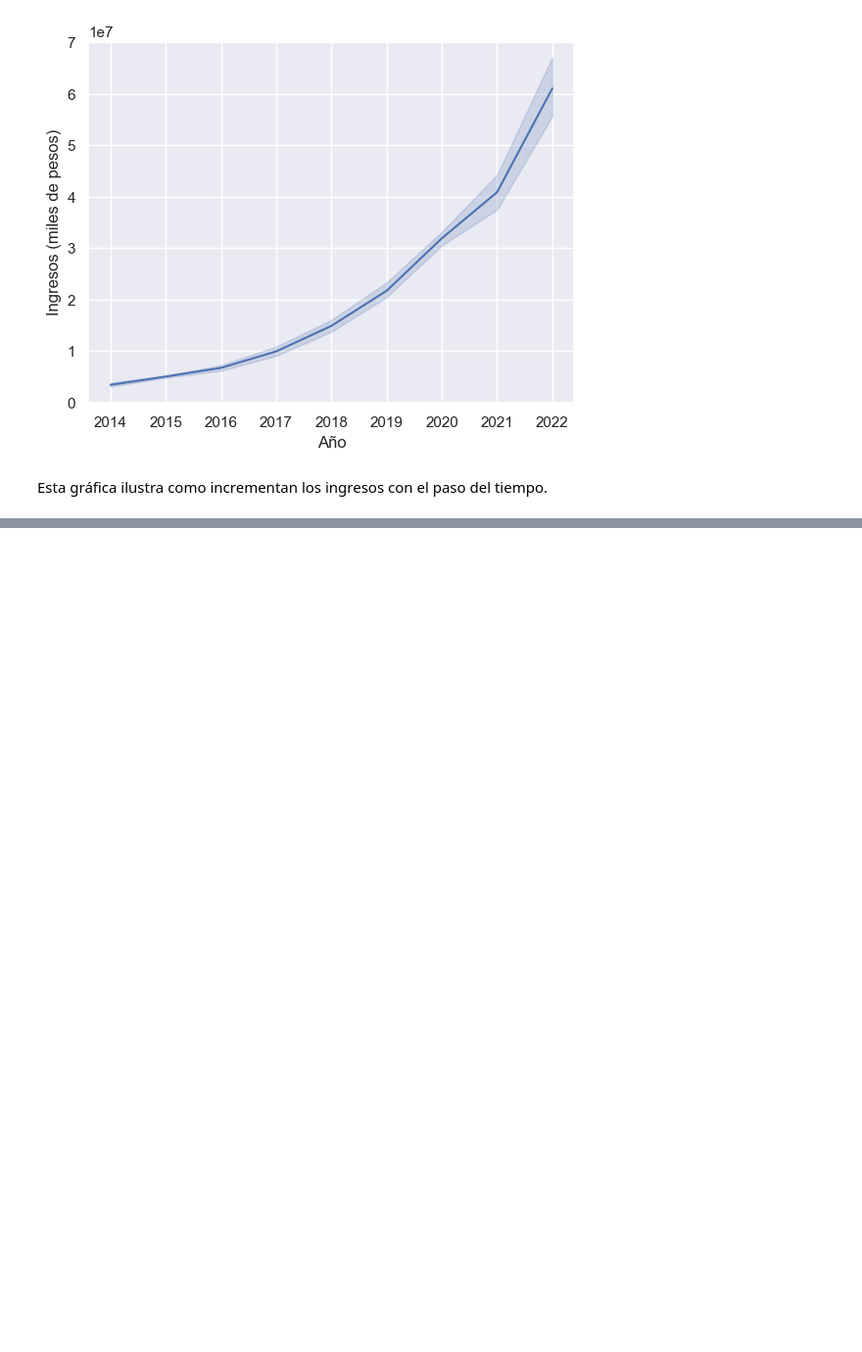
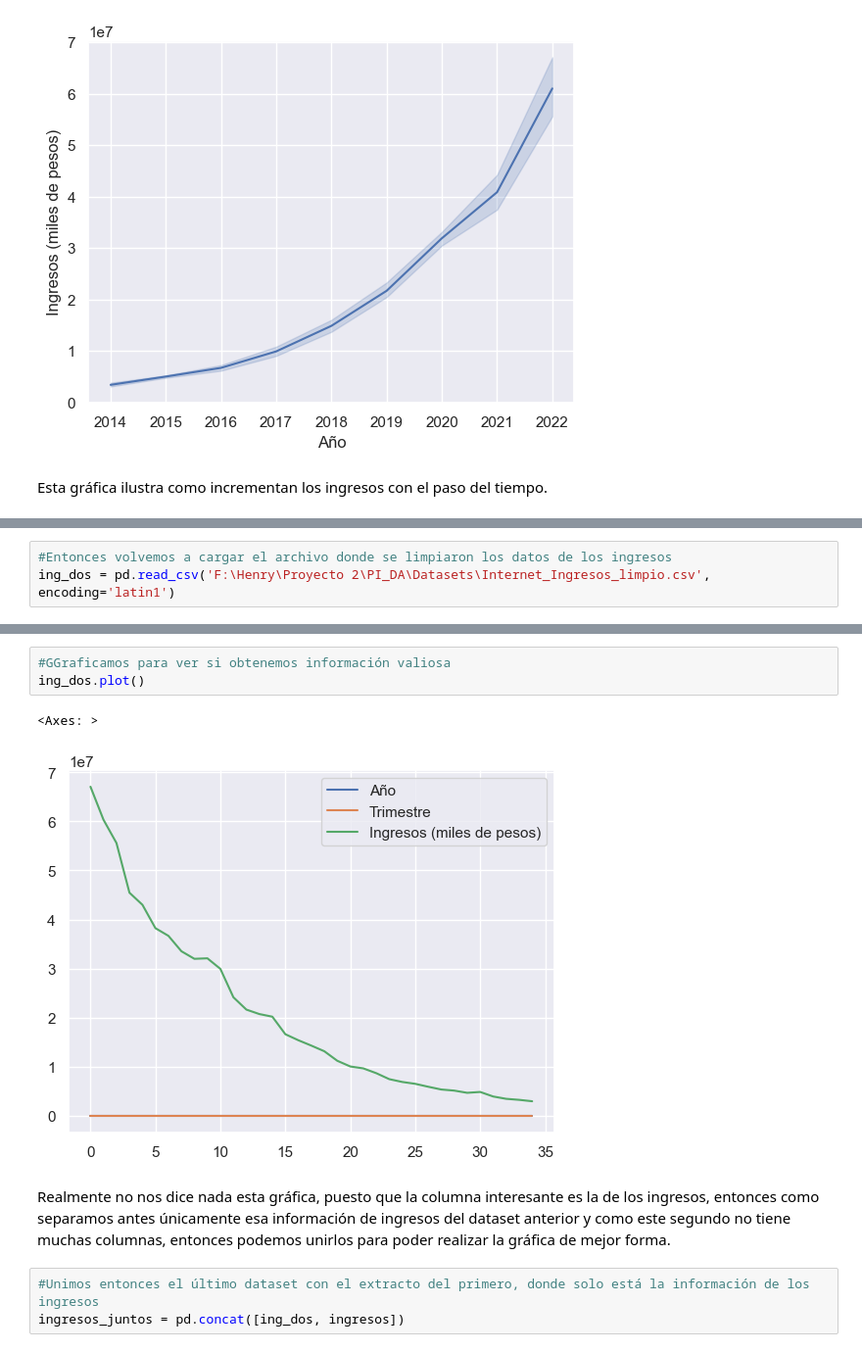
Before and after one commit to AJusto14/PI_DataAnalysis_AAJG, a Jupyter notebook: eda_adicional.ipynb, the cells around one changed output, grey strips where cells are left out. Shown at 98% size. Cells and saved outputs as stored; diff of their text form; blank space fills up the shorter version.

```diff
--- a/eda_adicional.ipynb
+++ b/eda_adicional.ipynb
@@ -161,0 +229,3 @@ Esta gráfica ilustra como incrementan los ingresos con el paso del tiempo.
+# %%
+#Entonces volvemos a cargar el archivo donde se limpiaron los datos de los ingresos
+ing_dos = pd.read_csv('F:\Henry\Proyecto 2\PI_DA\Datasets\Internet_Ingresos_limpio.csv', encoding='latin1')
@@ -161,0 +255,11 @@ Esta gráfica ilustra como incrementan los ingresos con el paso del tiempo.
+# %%
+#GGraficamos para ver si obtenemos información valiosa
+ing_dos.plot()
+# %% [output]
+<Axes: >
+[figure, added]
+# %% [markdown]
+Realmente no nos dice nada esta gráfica, puesto que la columna interesante es la de los ingresos, entonces como separamos antes únicamente esa información de ingresos del dataset anterior y como este segundo no tiene muchas columnas, entonces podemos unirlos para poder realizar la gráfica de mejor forma.
+# %%
+#Unimos entonces el último dataset con el extracto del primero, donde solo está la información de los ingresos
+ingresos_juntos = pd.concat([ing_dos, ingresos])
```
Also changed, not shown: parts of 15 cells of this notebook, 4 other files.
